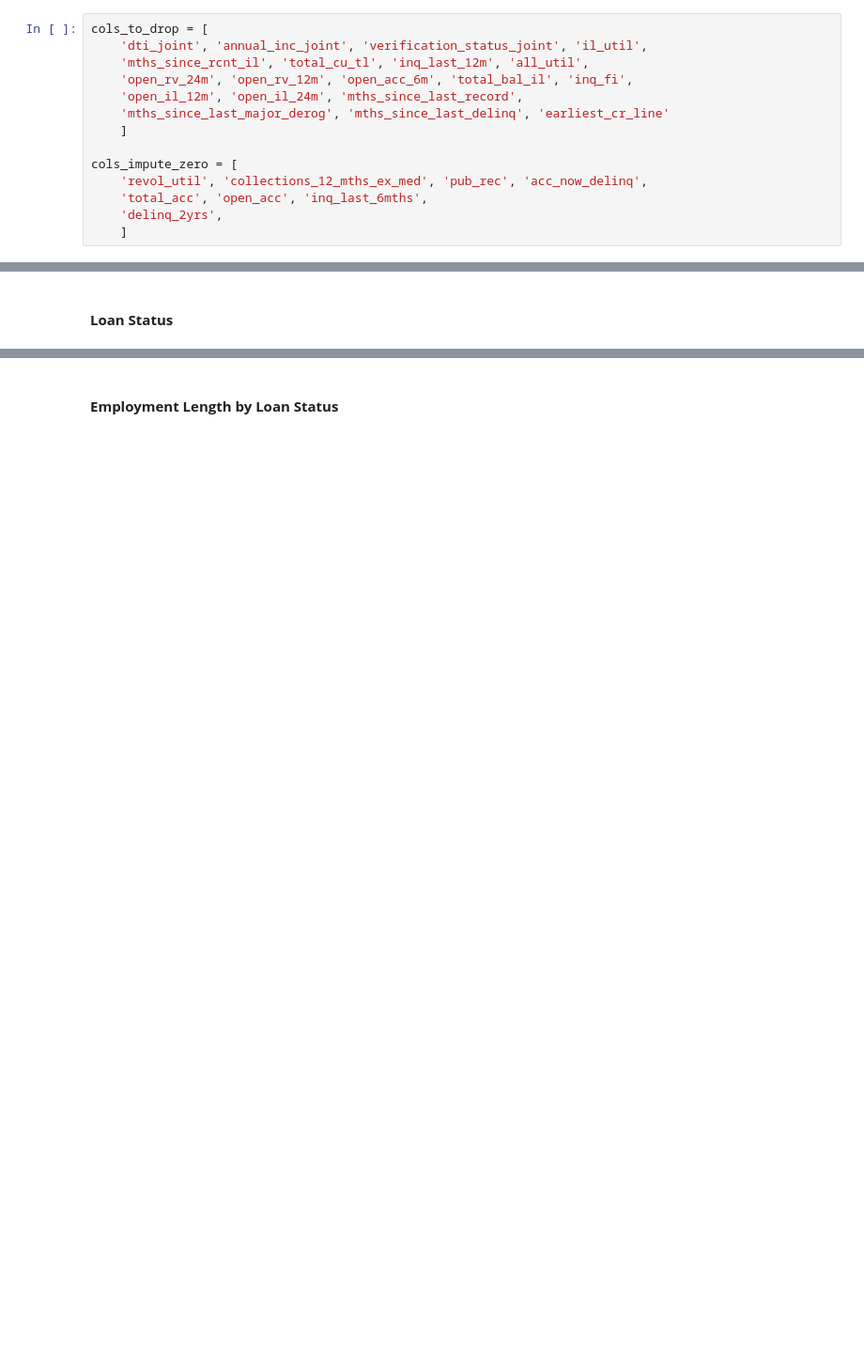
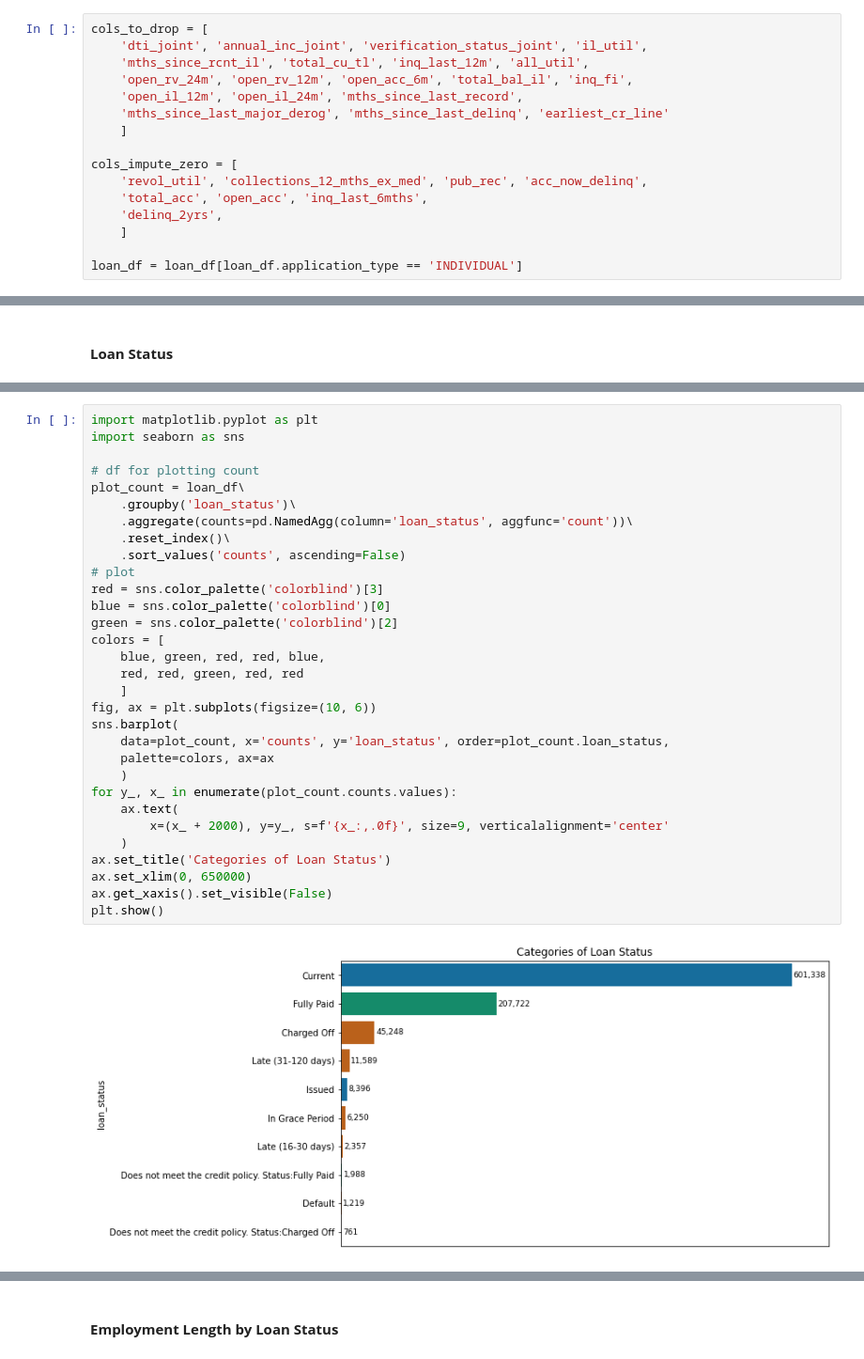
Before and after one commit to nbarizki/creditdefaultml, a Jupyter notebook: 2_Data_exploration.ipynb, the cells around one changed output, grey strips where cells are left out. Shown: that part at 94% size. Drawn from its saved outputs; the diff is of its cells as text; blank space fills up the shorter version.

```diff
--- a/2_Data_exploration.ipynb
+++ b/2_Data_exploration.ipynb
@@ -189,6 +176,8 @@ cols_impute_zero = [
     'total_acc', 'open_acc', 'inq_last_6mths',
     'delinq_2yrs',
     ]
+
+loan_df = loan_df[loan_df.application_type == 'INDIVIDUAL']
 # %% [markdown]
 ## 2. Exploratory Data Analytics
 # %% [markdown]
@@ -212,4 +202,37 @@ Feature `loan_status` is the possible features as a target of supervised learnin
 - Finished loan has status either `Fully Paid`, `Charged Off`, and `Default`.
+# %%
+import matplotlib.pyplot as plt
+import seaborn as sns
+
+# df for plotting count
+plot_count = loan_df\
+    .groupby('loan_status')\
+    .aggregate(counts=pd.NamedAgg(column='loan_status', aggfunc='count'))\
+    .reset_index()\
+    .sort_values('counts', ascending=False)
+# plot
+red = sns.color_palette('colorblind')[3]
+blue = sns.color_palette('colorblind')[0]
+green = sns.color_palette('colorblind')[2]
+colors = [
+    blue, green, red, red, blue,
+    red, red, green, red, red
+    ]
+fig, ax = plt.subplots(figsize=(10, 6))
+sns.barplot(
+    data=plot_count, x='counts', y='loan_status', order=plot_count.loan_status,
+    palette=colors, ax=ax
+    )
+for y_, x_ in enumerate(plot_count.counts.values):
+    ax.text(
+        x=(x_ + 2000), y=y_, s=f'{x_:,.0f}', size=9, verticalalignment='center'
+    )
+ax.set_title('Categories of Loan Status')
+ax.set_xlim(0, 650000)
+ax.get_xaxis().set_visible(False)
+plt.show()
+# %% [output]
+[figure, added]
 # %% [markdown]
 Most of the loan listed in our dataset is on-going loan (`loan_status` = `Current`). However, we can identify some loan that faces some difficulties in paying-off debt on the due date: `Late` and `In Grace Period`.
 
```
Also changed, not shown: parts of 48 cells of this notebook, 1 other file.
